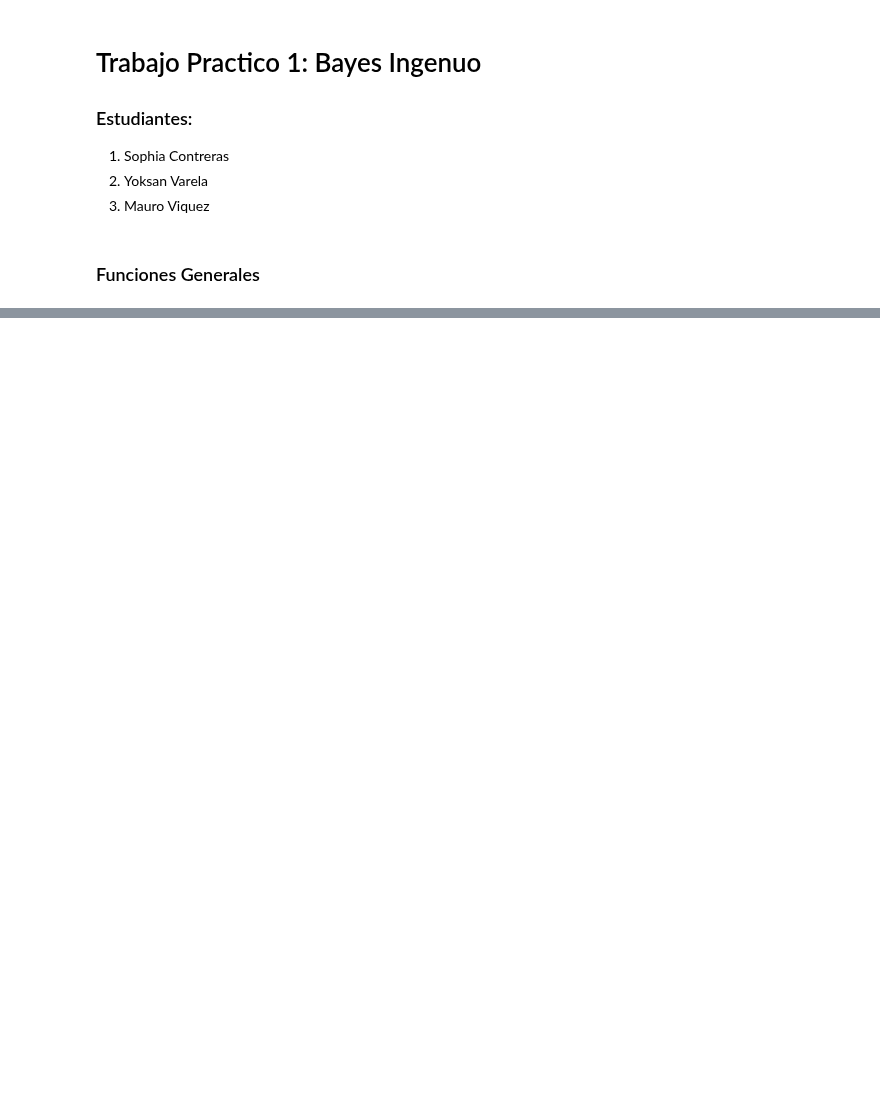
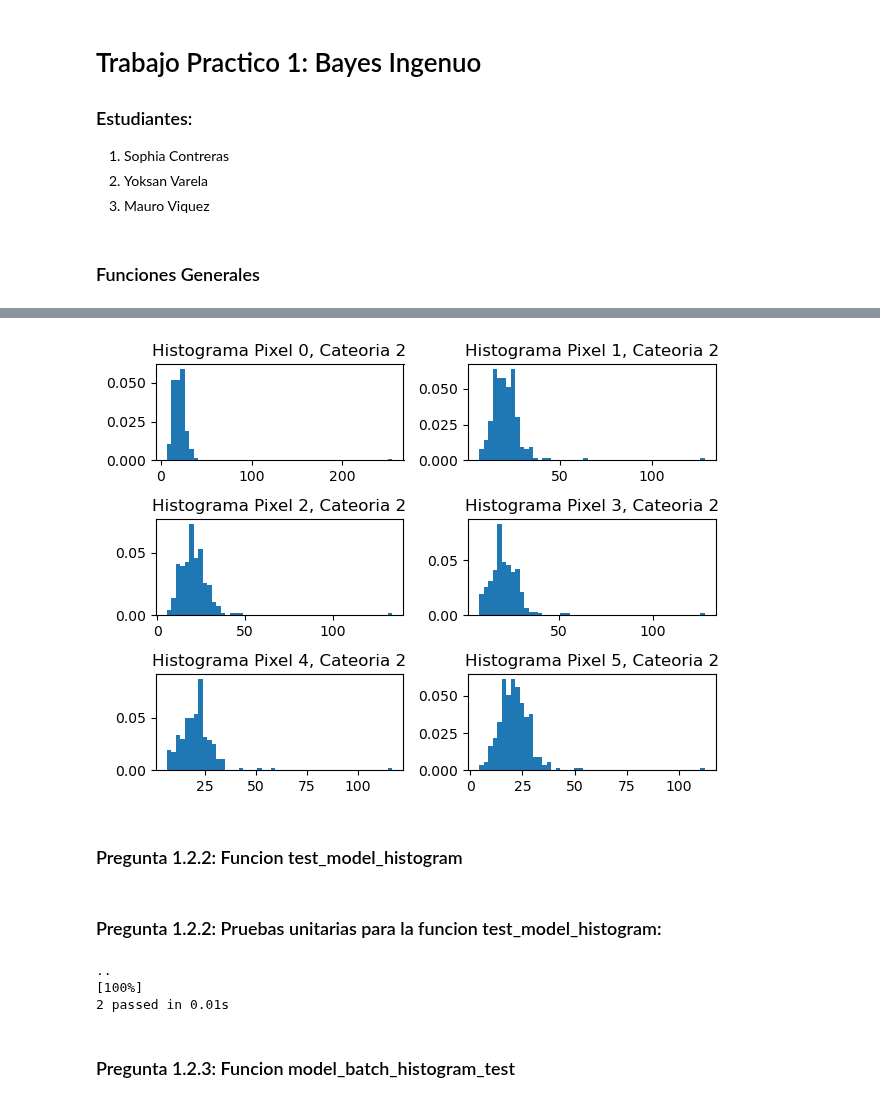
Before and after one commit to YoksanVC/TEC_DataScienceCert, a Jupyter notebook: Module_3_Estadistica_CienciaDatos/Trabajo_Practico_1_Bayes/TrabajoPractico1_Bayes.ipynb, the cells around one changed output, grey strips where cells are left out. Drawn from its saved outputs; the diff is of its cells as text; code cells hidden in the pictures; blank space fills up the shorter version.

```diff
--- a/Module_3_Estadistica_CienciaDatos/Trabajo_Practico_1_Bayes/TrabajoPractico1_Bayes.ipynb
+++ b/Module_3_Estadistica_CienciaDatos/Trabajo_Practico_1_Bayes/TrabajoPractico1_Bayes.ipynb
@@ -218,0 +248,32 @@ tensor(1.)
+# %%
+# Creando los histogramas para la categoria 2
+fig2, ((hist1,hist2),(hist3,hist4),(hist5,hist6)) = plt.subplots(nrows=3,ncols=2)
+
+# Normalizando las probablilidades entre 0 y 255 -> Para visualizacion de los histogramas solamente
+cat2_pixels_norm = ((train_dataset_dens[2,:,:] - train_dataset_dens[2,:,:].min())/(train_dataset_dens[2,:,:].max() - train_dataset_dens[2,:,:].min()))*255
+
+# Ploteando los histogramas
+hist1.hist(cat2_pixels_norm[0], 50, density=True, histtype='bar')
+hist1.set_title('Histograma Pixel 0, Cateoria 2')
+
+hist2.hist(cat2_pixels_norm[1], 50, density=True, histtype='bar')
+hist2.set_title('Histograma Pixel 1, Cateoria 2')
+
+hist3.hist(cat2_pixels_norm[2], 50, density=True, histtype='bar')
+hist3.set_title('Histograma Pixel 2, Cateoria 2')
+
+hist4.hist(cat2_pixels_norm[3], 50, density=True, histtype='bar')
+hist4.set_title('Histograma Pixel 3, Cateoria 2')
+
+hist5.hist(cat2_pixels_norm[4], 50, density=True, histtype='bar')
+hist5.set_title('Histograma Pixel 4, Cateoria 2')
+
+hist6.hist(cat2_pixels_norm[5], 50, density=True, histtype='bar')
+hist6.set_title('Histograma Pixel 5, Cateoria 2')
+
+fig2.tight_layout()
+plt.show()
+# %% [output]
+[figure, added]
+# %% [markdown]
+### Pregunta 1.2.2: Funcion test_model_histogram
@@ -218,0 +312,34 @@ tensor(1.)
+# %% [markdown]
+### Pregunta 1.2.2: Pruebas unitarias para la funcion test_model_histogram:
+# %%
+%%ipytest
+
+# Utilizando la misma estructura de las pruebas unitarias anteriores
+K = 3
+D = 9
+Z = 3
+
+# Creando tensor de categorias para 6 set de datos
+category_tensor = torch.tensor([0,1,1,2,2,2])
+
+# Creando tensor de datos: tensores internos de 3x3 para generar 9 unidades. Los valores internos seran aleatorios (no randomizados) para poder realizar el calculo de probabilidades
+data_tensor = torch.tensor([([1,1,1],[1,1,1],[1,1,1]),([2,0,2],[0,2,0],[2,0,2]),([0,2,0],[2,0,2],[0,2,0]),([0,0,0],[1,1,1],[2,2,2]),([2,2,2],[1,1,1],[0,0,0]),([1,1,1],[0,0,0],[2,2,2])])
+
+ejemplo_dataset, ejemplo_a_priori = train_model_histogram(category_tensor,data_tensor,K,D,Z)
+
+def test_model_histogram_testimage_1() -> None:
+    # Primera prueba unitaria: Utilizando el tensor [0,2,0],[2,0,2],[0,2,0], el cual tiene que entregar como resultado que pertenece a la categoria #1
+    test_image = torch.tensor([[0,2,0],[2,0,2],[0,2,0]])
+    category = model_histogram_test(test_image, ejemplo_dataset, ejemplo_a_priori, K)
+    assert category[0] == 1
+
+def test_model_histogram_testimage_2() -> None:
+    # Segunda prueba unitaria: Utilizando el tensor [1,2,1],[1,0,0],[2,2,1], el cual tiene que entregar como resultado que pertenece a la categoria #2 por su semejanza a una de las unidades de entrenamiento
+    test_image = torch.tensor([[1,2,1],[1,0,0],[2,2,1]])
+    category = model_histogram_test(test_image, ejemplo_dataset, ejemplo_a_priori, K)
+    assert category[0] == 2
+# %% [output]
+..                                                                                           [100%]
+2 passed in 0.01s
+# %% [markdown]
+### Pregunta 1.2.3: Funcion model_batch_histogram_test
```
Also changed, not shown: parts of 56 cells of this notebook.
